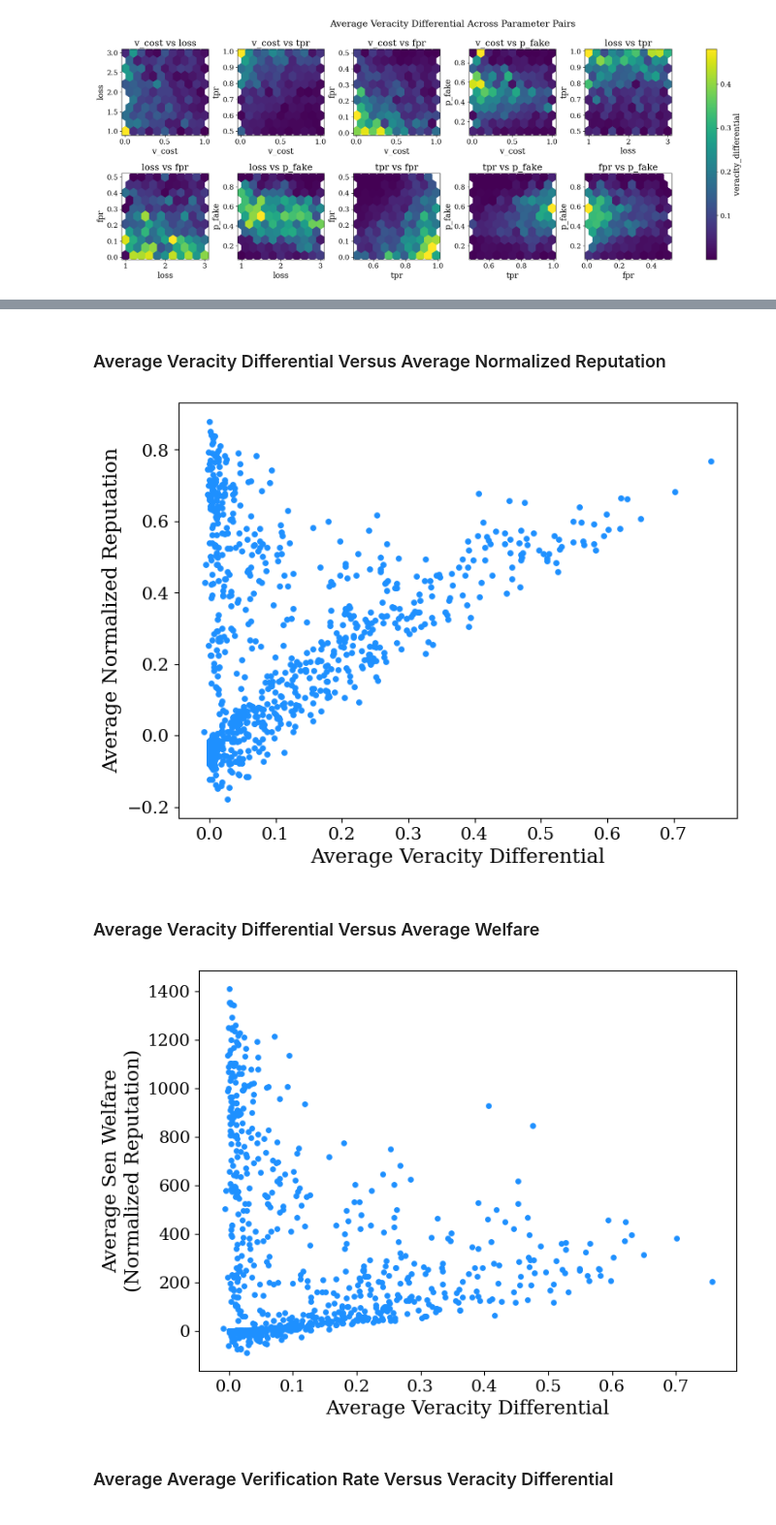
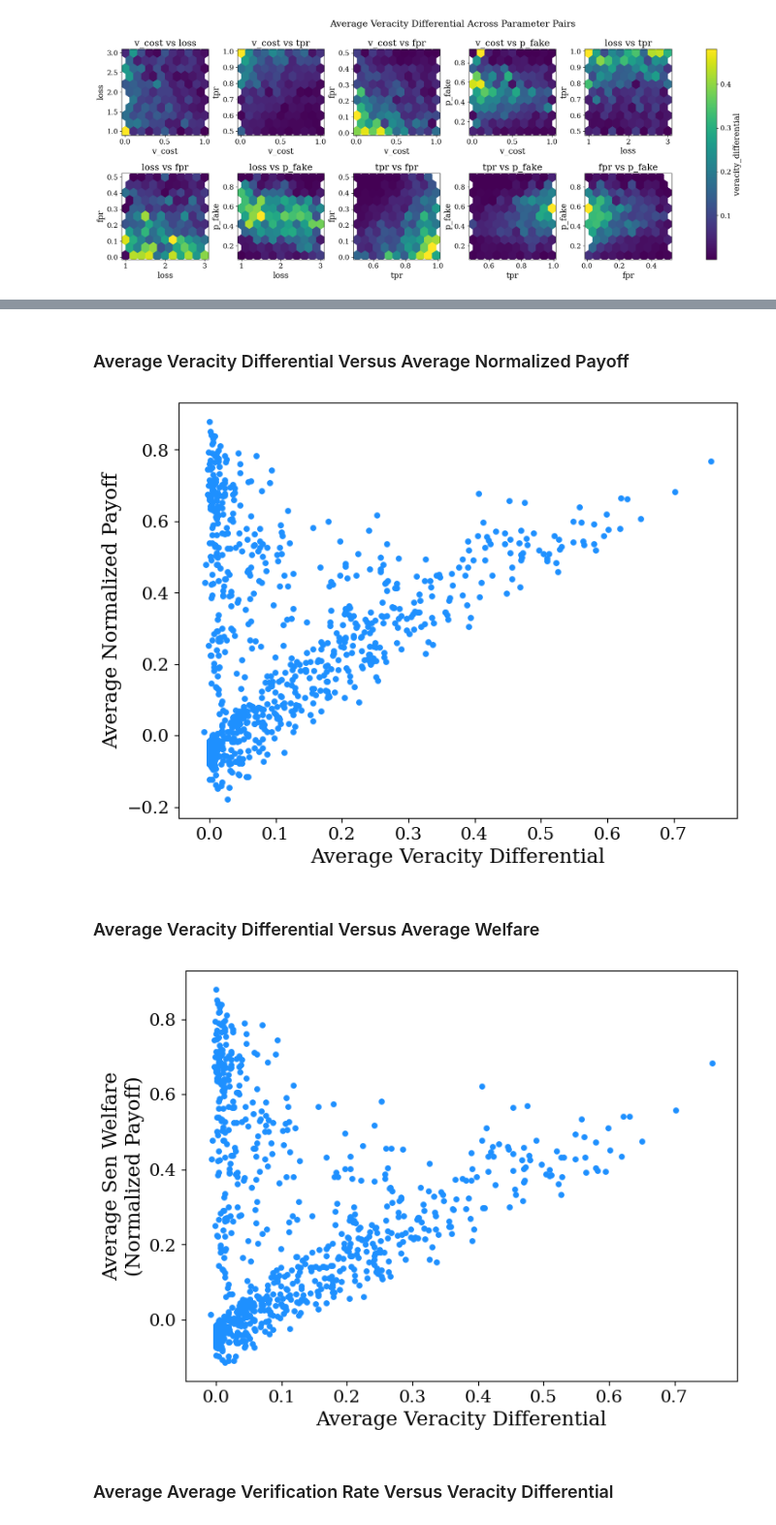
Before and after one commit to charlesaugdupont/deepfake-percolation, a Jupyter notebook: notebooks/EDA.ipynb, the cells around one changed output, grey strips where cells are left out. Shown at 97% size. Saved outputs shown, nothing was run; the diff lists cells and outputs as text; code cells hidden in the pictures.

Commit message:
code updates; scale normalized payoff by number of messages shared

```diff
--- a/notebooks/EDA.ipynb
+++ b/notebooks/EDA.ipynb
@@ -32,7 +32,7 @@ plt.rcParams.update({"font.size" : 15,
 plt.rc("text", usetex=False)
 plt.rc("font", family="serif")
 # %%
-DATA_DIR = Path("../data/sweep_2026_03_05_1227/")
+DATA_DIR = Path("../data/sweep_2026_03_25_1211/")
 sim_df = feather.read_feather(DATA_DIR / "simulations.arrow")
 node_df = feather.read_feather(DATA_DIR / "nodes.arrow")
 print("Simulations:", sim_df.shape)
@@ -45,8 +45,8 @@ Nodes: (15000000, 13)
 # %%
-def compute_normalized_rep(row):
-    rep = row["reputation"]
-    best = row["best_reputation"]
-    worst = row["worst_reputation"]
+def compute_normalized_payoff(row):
+    rep = row["payoff"]
+    best = row["best_payoff"]
+    worst = row["worst_payoff"]
 
     if rep < 0 and worst != 0:
         return - (rep / worst)
@@ -55,4 +55,4 @@ def compute_normalized_rep(row):
     else:
         return 0.0
 
-node_df["normalized_rep"] = node_df.apply(compute_normalized_rep, axis=1)
+node_df["normalized_payoff"] = node_df.apply(compute_normalized_payoff, axis=1)
@@ -61,2 +59,8 @@ node_df["normalized_rep"] = node_df.apply(compute_normalized_rep, axis=1)
+# %%
+def scale_payoff_by_messages(row):
+    total_messages_shared = row["true_shares"] + row["fake_shares"]
+    return row["normalized_payoff"] * total_messages_shared
+
+node_df["normalized_payoff_scaled_by_messages"] = node_df.apply(scale_payoff_by_messages, axis=1)
 # %%
 # proportion of all agents who never had any option to do anything
@@ -83,10 +96,10 @@ plt.show()
 # compute sen welfare per simulation
 sen_values = (
     node_df
-    .groupby("global_sim_id")["normalized_rep"]
+    .groupby("global_sim_id")["normalized_payoff"]
     .apply(lambda x: sen_welfare(x.values))
     .reset_index()
-    .rename(columns={"normalized_rep": "sen_welfare"})
+    .rename(columns={"normalized_payoff": "sen_welfare"})
 )
 
 sim_df = sim_df.merge(sen_values, on="global_sim_id")
@@ -159,5 +172,5 @@ plot_hexbin_grid(
 # %% [markdown]
-### Average Veracity Differential Versus Average Normalized Reputation
+### Average Veracity Differential Versus Average Normalized Payoff
 # %%
 l1 = list(sim_df["global_sim_id"])
 l2 = list(sim_df["lhs_id"])
@@ -166,31 +179,31 @@ node_df["lhs_id"] = [D[x] for x in list(node_df["global_sim_id"])]
 # %%
 plt.scatter(
     sim_df.groupby("lhs_id").mean()["veracity_differential"],
-    node_df.groupby("lhs_id").mean()["normalized_rep"],
+    node_df.groupby("lhs_id").mean()["normalized_payoff"],
     color="dodgerblue",
     s=15
 )
 
 plt.xlabel("Average Veracity Differential")
-plt.ylabel("Average Normalized Reputation")
+plt.ylabel("Average Normalized Payoff")
 plt.show()
 # %% [output]
-[figure, old version]
+[figure, new version]
 # %% [markdown]
 ### Average Veracity Differential Versus Average Welfare
 # %%
 plt.scatter(
     sim_df.groupby("lhs_id").mean()["veracity_differential"],
-    sim_df.groupby("lhs_id").mean()["avg_welfare"],
+    sim_df.groupby("lhs_id").mean()["sen_welfare"],
     color="dodgerblue",
     s=15
 )
 
 plt.xlabel("Average Veracity Differential")
-plt.ylabel("Average Sen Welfare\n(Normalized Reputation)")
+plt.ylabel("Average Sen Welfare\n(Normalized Payoff)")
 plt.show()
 # %% [output]
-[figure, old version]
+[figure, new version]
 # %% [markdown]
 ### Average Average Verification Rate Versus Veracity Differential
 # %%
```
Also changed, not shown: parts of 8 cells of this notebook, 3 other files.
